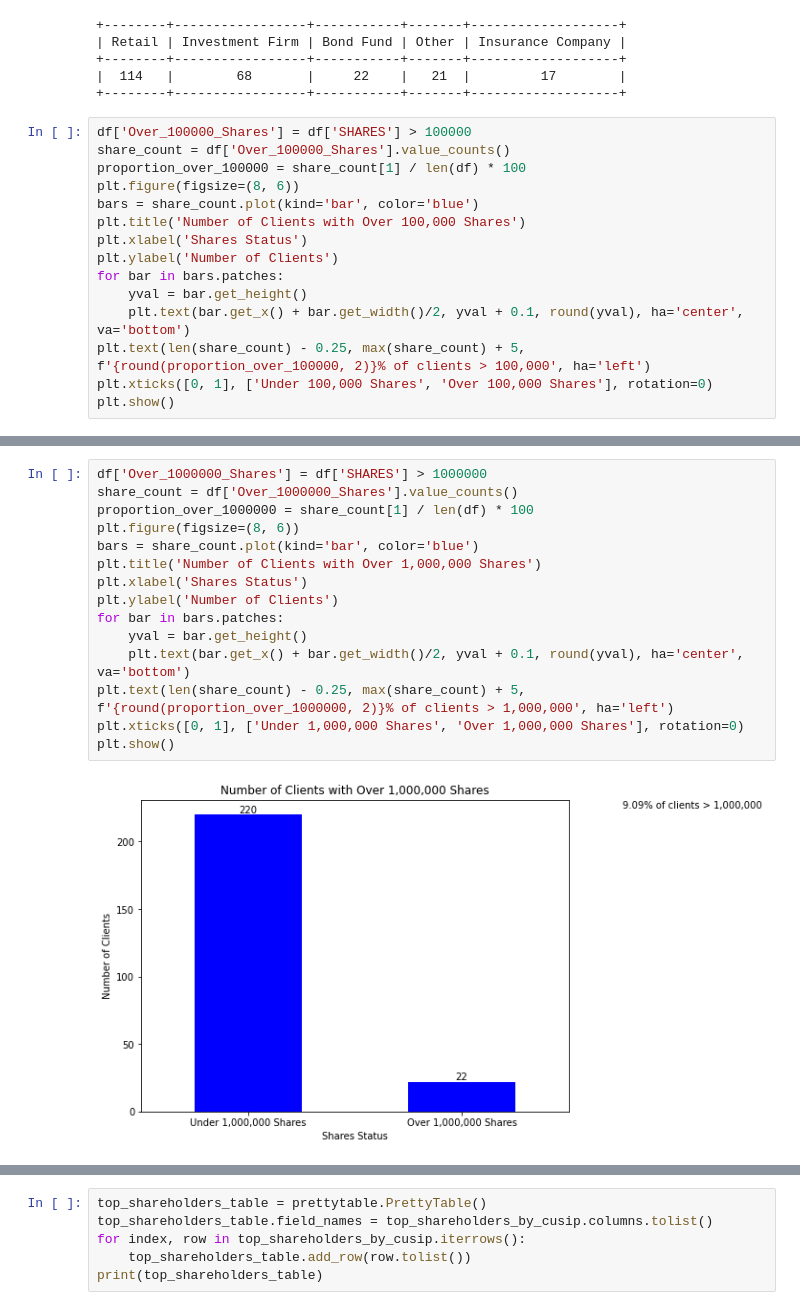
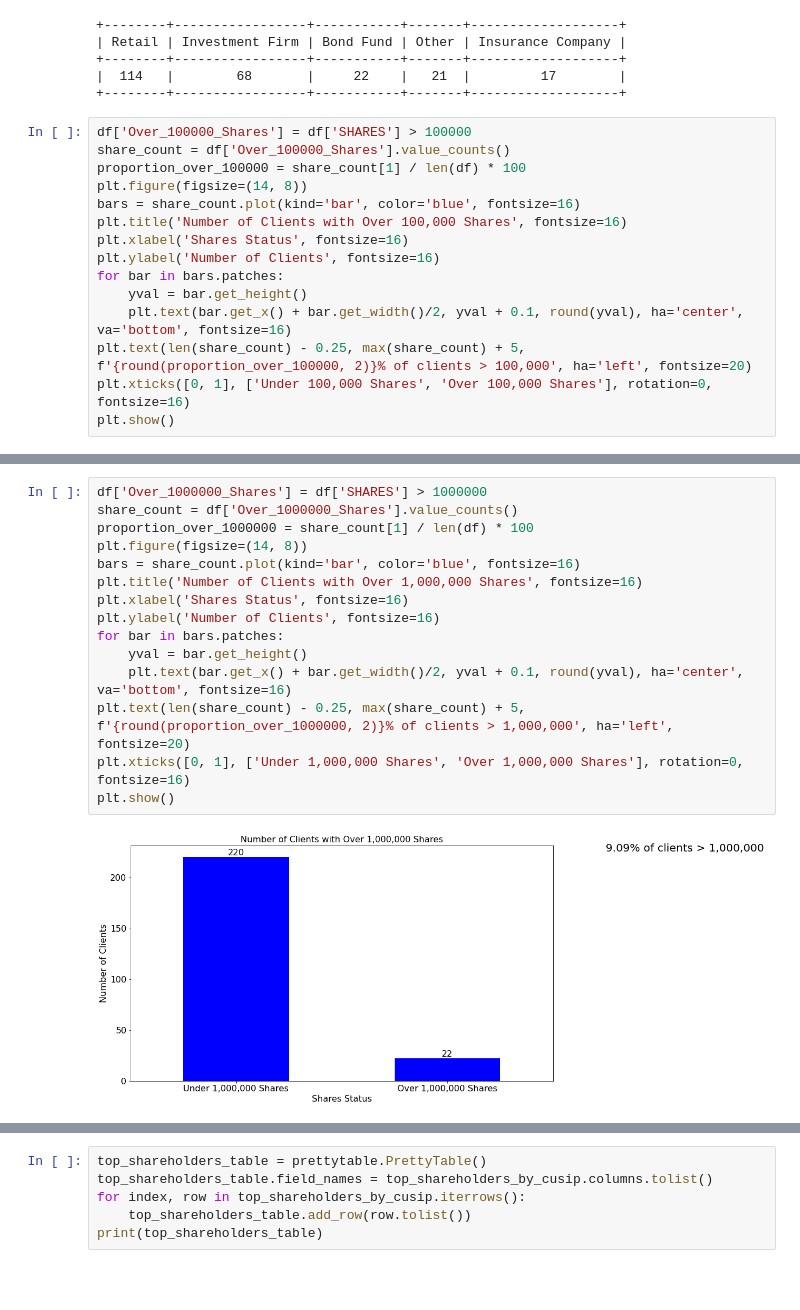
Before and after one commit to rosborn40383/NOBO, a Jupyter notebook: NOBO_GRAPHICS2.ipynb, the cells around one changed output, grey strips where cells are left out. Drawn from its saved outputs; the diff is of its cells as text; blank space fills up the shorter version.

```diff
--- a/NOBO_GRAPHICS2.ipynb
+++ b/NOBO_GRAPHICS2.ipynb
@@ -41,15 +41,15 @@ print(classification_table)
 df['Over_100000_Shares'] = df['SHARES'] > 100000
 share_count = df['Over_100000_Shares'].value_counts()
 proportion_over_100000 = share_count[1] / len(df) * 100
-plt.figure(figsize=(8, 6))
-bars = share_count.plot(kind='bar', color='blue')
-plt.title('Number of Clients with Over 100,000 Shares')
-plt.xlabel('Shares Status')
-plt.ylabel('Number of Clients')
+plt.figure(figsize=(14, 8))
+bars = share_count.plot(kind='bar', color='blue', fontsize=16)
+plt.title('Number of Clients with Over 100,000 Shares', fontsize=16)
+plt.xlabel('Shares Status', fontsize=16)
+plt.ylabel('Number of Clients', fontsize=16)
 for bar in bars.patches:
     yval = bar.get_height()
-    plt.text(bar.get_x() + bar.get_width()/2, yval + 0.1, round(yval), ha='center', va='bottom')
-plt.text(len(share_count) - 0.25, max(share_count) + 5, f'{round(proportion_over_100000, 2)}% of clients > 100,000', ha='left')
-plt.xticks([0, 1], ['Under 100,000 Shares', 'Over 100,000 Shares'], rotation=0)
+    plt.text(bar.get_x() + bar.get_width()/2, yval + 0.1, round(yval), ha='center', va='bottom', fontsize=16)
+plt.text(len(share_count) - 0.25, max(share_count) + 5, f'{round(proportion_over_100000, 2)}% of clients > 100,000', ha='left', fontsize=20)
+plt.xticks([0, 1], ['Under 100,000 Shares', 'Over 100,000 Shares'], rotation=0, fontsize=16)
 plt.show()
 # %% [output]
@@ -57,20 +57,20 @@ plt.show()
 # %%
 df['Over_1000000_Shares'] = df['SHARES'] > 1000000
 share_count = df['Over_1000000_Shares'].value_counts()
 proportion_over_1000000 = share_count[1] / len(df) * 100
-plt.figure(figsize=(8, 6))
-bars = share_count.plot(kind='bar', color='blue')
-plt.title('Number of Clients with Over 1,000,000 Shares')
-plt.xlabel('Shares Status')
-plt.ylabel('Number of Clients')
+plt.figure(figsize=(14, 8))
+bars = share_count.plot(kind='bar', color='blue', fontsize=16)
+plt.title('Number of Clients with Over 1,000,000 Shares', fontsize=16)
+plt.xlabel('Shares Status', fontsize=16)
+plt.ylabel('Number of Clients', fontsize=16)
 for bar in bars.patches:
     yval = bar.get_height()
-    plt.text(bar.get_x() + bar.get_width()/2, yval + 0.1, round(yval), ha='center', va='bottom')
-plt.text(len(share_count) - 0.25, max(share_count) + 5, f'{round(proportion_over_1000000, 2)}% of clients > 1,000,000', ha='left')
-plt.xticks([0, 1], ['Under 1,000,000 Shares', 'Over 1,000,000 Shares'], rotation=0)
+    plt.text(bar.get_x() + bar.get_width()/2, yval + 0.1, round(yval), ha='center', va='bottom', fontsize=16)
+plt.text(len(share_count) - 0.25, max(share_count) + 5, f'{round(proportion_over_1000000, 2)}% of clients > 1,000,000', ha='left', fontsize=20)
+plt.xticks([0, 1], ['Under 1,000,000 Shares', 'Over 1,000,000 Shares'], rotation=0, fontsize=16)
 plt.show()
 # %% [output]
-[figure, old version]
+[figure, new version]
 # %%
 df['Over_5000000_Shares'] = df['SHARES'] > 5000000
 share_count = df['Over_5000000_Shares'].value_counts()
```
Also changed, not shown: parts of 4 cells of this notebook.
